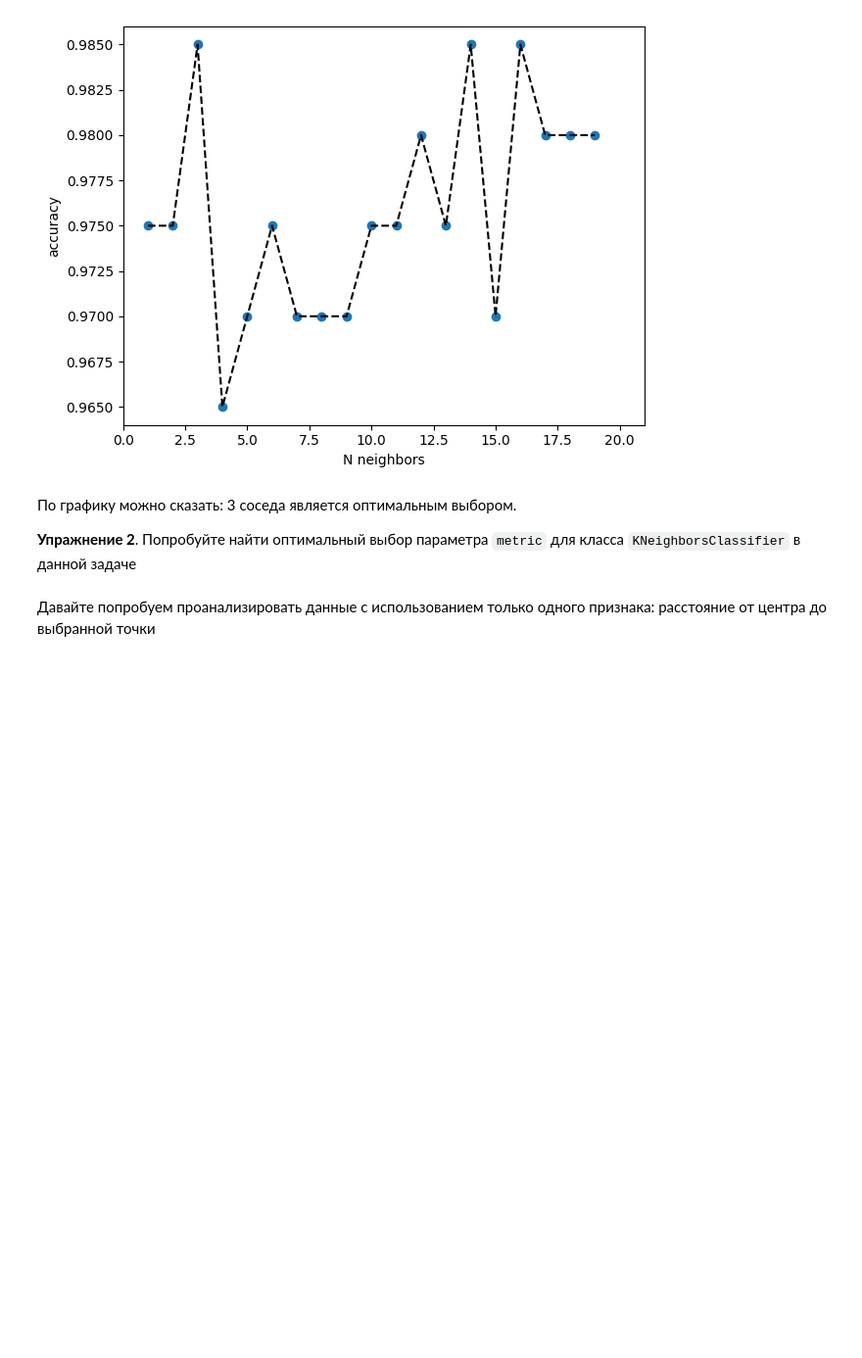
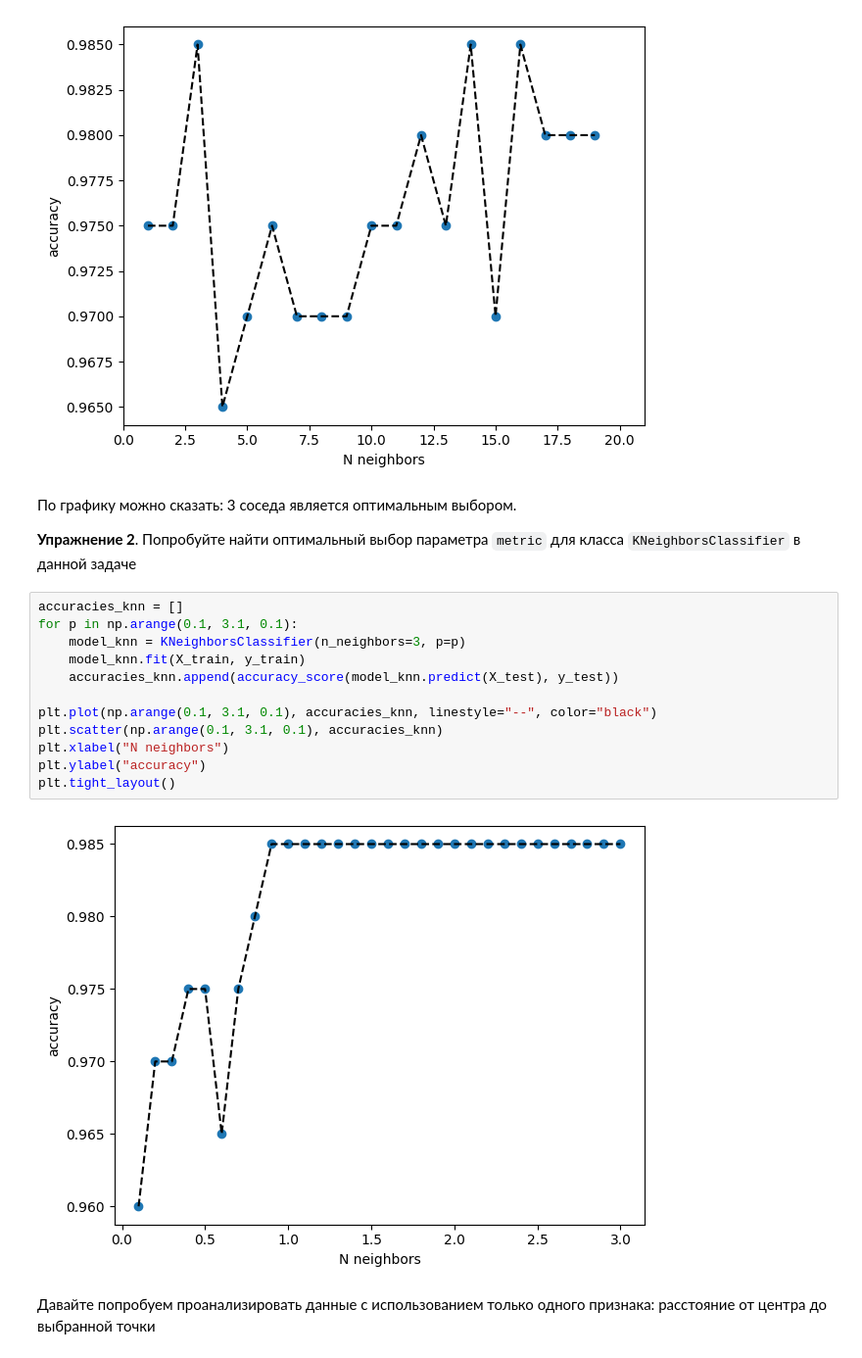
Before and after one commit to otter8sky/mipt_python_1_sem, a Jupyter notebook: 2024_lpr_lab12.ipynb, the cells around one changed output. Shown at 98% size. Saved outputs shown, nothing was run; the diff lists cells and outputs as text; blank space fills up the shorter version.

```diff
--- a/2024_lpr_lab12.ipynb
+++ b/2024_lpr_lab12.ipynb
@@ -213,6 +223,20 @@ plt.tight_layout()
 По графику можно сказать: 3 соседа является оптимальным выбором.
 
 **Упражнение 2**. Попробуйте найти оптимальный выбор параметра `metric` для класса `KNeighborsClassifier` в данной задаче
+# %%
+accuracies_knn = []
+for p in np.arange(0.1, 3.1, 0.1):
+    model_knn = KNeighborsClassifier(n_neighbors=3, p=p)
+    model_knn.fit(X_train, y_train)
+    accuracies_knn.append(accuracy_score(model_knn.predict(X_test), y_test))
+
+plt.plot(np.arange(0.1, 3.1, 0.1), accuracies_knn, linestyle="--", color="black")
+plt.scatter(np.arange(0.1, 3.1, 0.1), accuracies_knn)
+plt.xlabel("N neighbors")
+plt.ylabel("accuracy")
+plt.tight_layout()
+# %% [output]
+[figure, added]
 # %% [markdown]
 Давайте попробуем проанализировать данные с использованием только одного признака: расстояние от центра до выбранной точки
 # %%
```
Also changed, not shown: parts of 16 cells of this notebook.
